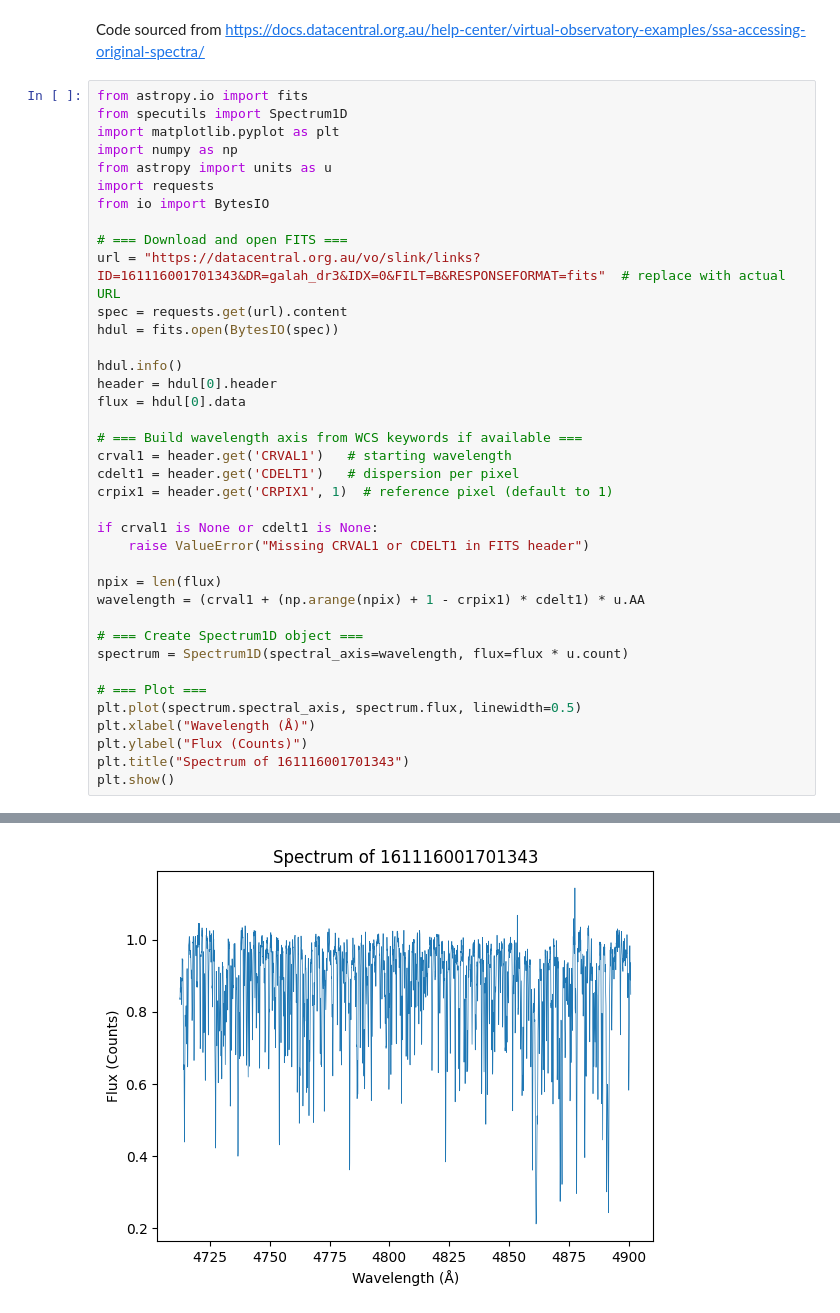
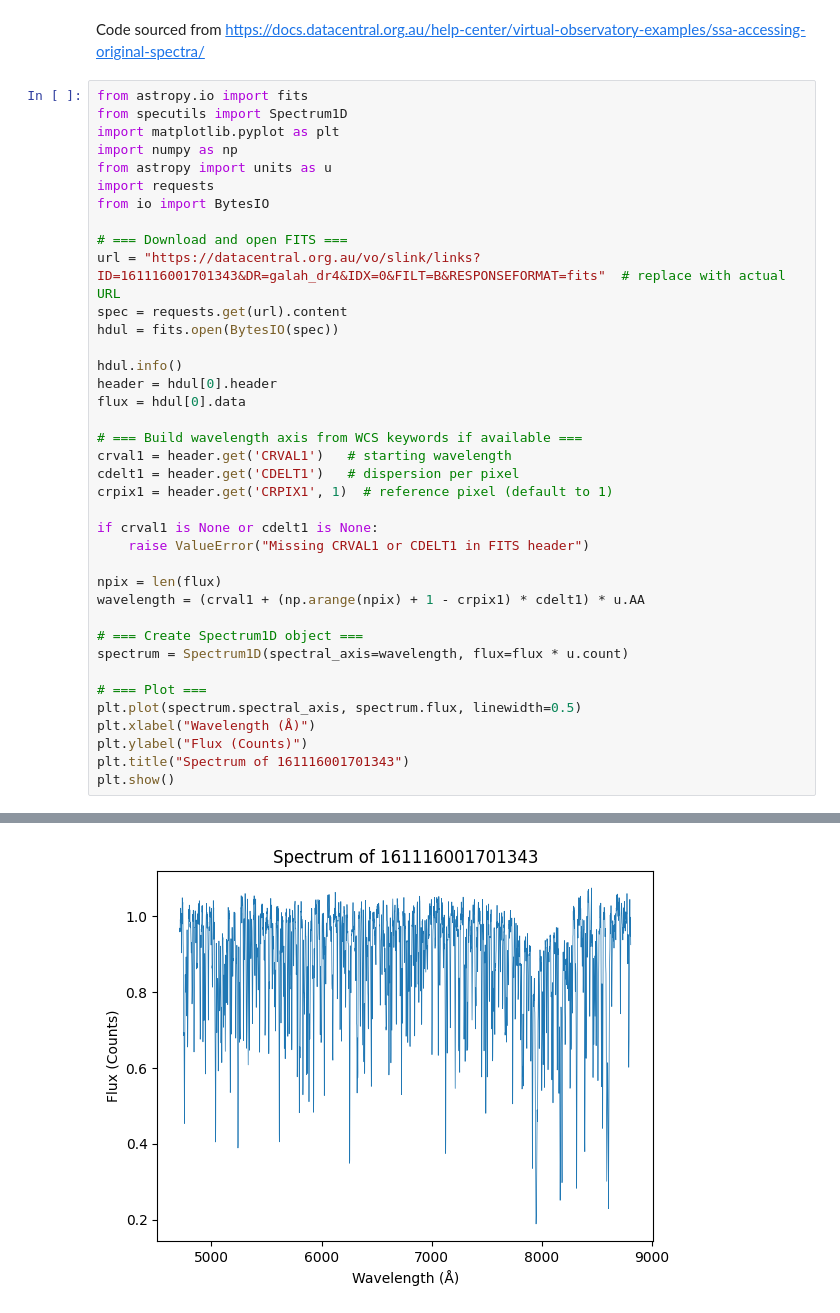
Before and after one commit to eyu22/BL2025, a Jupyter notebook: simple_spectrum_demo.ipynb, the cells around one changed output, grey strips where cells are left out. Drawn from its saved outputs; the diff is of its cells as text.

Commit message:
Added spectrum demo plots

```diff
--- a/simple_spectrum_demo.ipynb
+++ b/simple_spectrum_demo.ipynb
@@ -18,7 +18,7 @@ import requests
 from io import BytesIO
 
 # === Download and open FITS ===
-url = "https://datacentral.org.au/vo/slink/links?ID=161116001701343&DR=galah_dr3&IDX=0&FILT=B&RESPONSEFORMAT=fits"  # replace with actual URL
+url = "https://datacentral.org.au/vo/slink/links?ID=161116001701343&DR=galah_dr4&IDX=0&FILT=B&RESPONSEFORMAT=fits"  # replace with actual URL
 spec = requests.get(url).content
 hdul = fits.open(BytesIO(spec))
 
@@ -53,4 +53,4 @@ No.    Name      Ver    Type      Cards   Dimensions   Format
 WARNING: AstropyDeprecationWarning: The Spectrum1D class is deprecated and may be removed in a future version.
         Use Spectrum instead. [warnings]
-[figure, old version]
+[figure, new version]
 # %%
```
Also changed, not shown: parts of 14 cells of this notebook.
